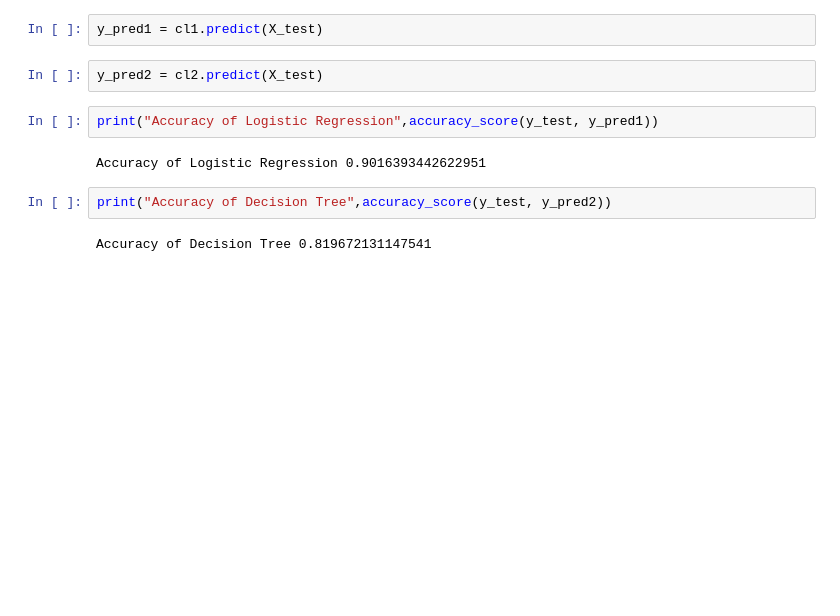
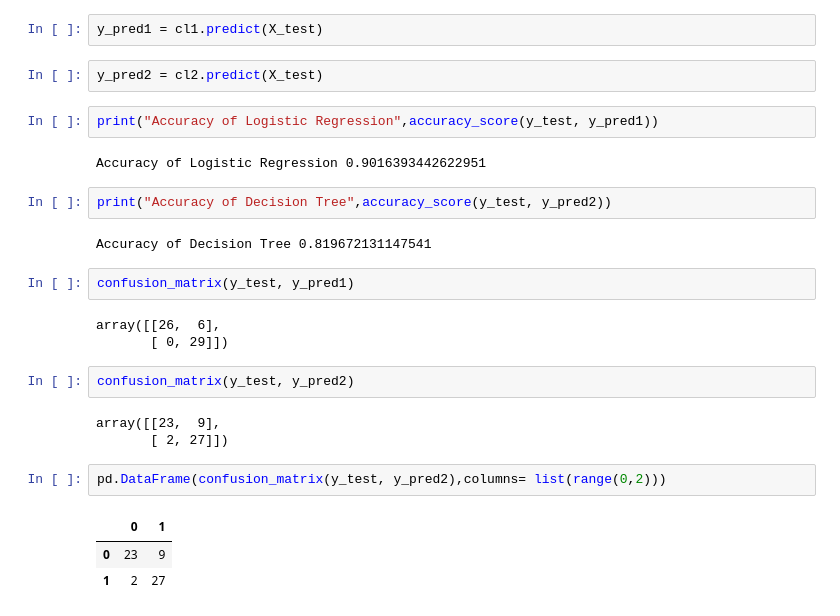
Before and after one commit to hafizzx/Machine-Learning-Algorithms, a Jupyter notebook: Confusion_Matrix.ipynb, the cells around one changed output. Cells and saved outputs as stored; diff of their text form; blank space fills up the shorter version.

Commit message:
Confussion Matrix

```diff
--- a/Confusion_Matrix.ipynb
+++ b/Confusion_Matrix.ipynb
@@ -108,3 +115,19 @@ Accuracy of Logistic Regression 0.9016393442622951
 print("Accuracy of Decision Tree",accuracy_score(y_test, y_pred2))
 # %% [output]
 Accuracy of Decision Tree 0.819672131147541
+# %%
+confusion_matrix(y_test, y_pred1)
+# %% [output]
+array([[26,  6],
+       [ 0, 29]])
+# %%
+confusion_matrix(y_test, y_pred2)
+# %% [output]
+array([[23,  9],
+       [ 2, 27]])
+# %%
+pd.DataFrame(confusion_matrix(y_test, y_pred2),columns= list(range(0,2)))
+# %% [output]
+|  | 0 | 1 |
+| 0 | 23 | 9 |
+| 1 | 2 | 27 |
```
Also changed, not shown: parts of 1 cell of this notebook.
